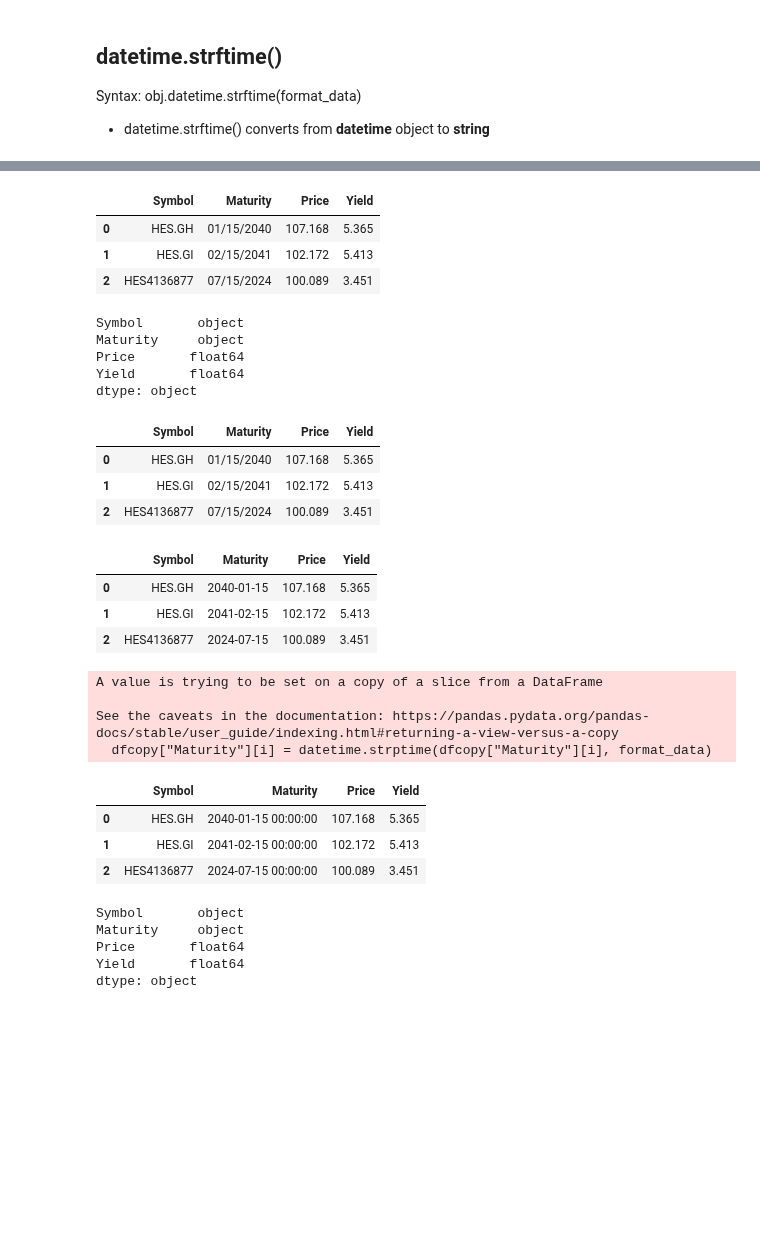
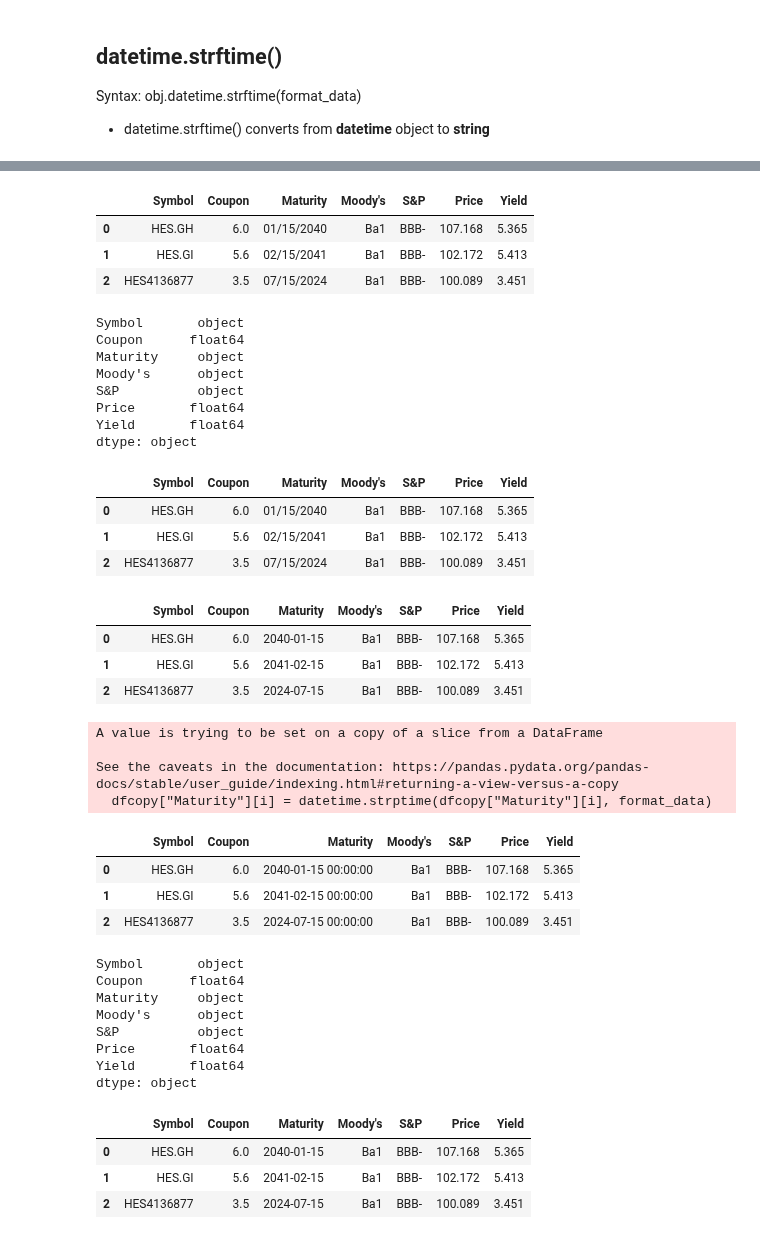
Before and after one commit to adevrent/wqu_mscfe, a Jupyter notebook: Financial Data/M5/L3.ipynb, the cells around one changed output, grey strips where cells are left out. Drawn from its saved outputs; the diff is of its cells as text; code cells hidden in the pictures; blank space fills up the shorter version.

```diff
--- a/Financial Data/M5/L3.ipynb
+++ b/Financial Data/M5/L3.ipynb
@@ -333,22 +333,28 @@ date and time: 10/05/2023, 18:09:20
 # %%
 # my try
 symbol_array = ["HES.GH", "HES.GI", "HES4136877"]
+coupon_array = [6.000, 5.600, 3.500]
 time_array = ["01/15/2040", "02/15/2041", "07/15/2024"]
 price_array = [107.168, 102.172, 100.089]
 yield_array = [5.365, 5.413, 3.451]
+moodys_array = ["Ba1", "Ba1", "Ba1"]
+sp_array = ["BBB-", "BBB-", "BBB-"]
 
-df = pd.DataFrame({"Symbol":symbol_array, "Maturity":time_array, "Price":price_array, "Yield":yield_array})
+df = pd.DataFrame({"Symbol":symbol_array, "Coupon":coupon_array, "Maturity":time_array, "Moody's":moodys_array, "S&P":sp_array, "Price":price_array, "Yield":yield_array})
 df
 # %% [output]
-|  | Symbol | Maturity | Price | Yield |
-| 0 | HES.GH | 01/15/2040 | 107.168 | 5.365 |
-| 1 | HES.GI | 02/15/2041 | 102.172 | 5.413 |
-| 2 | HES4136877 | 07/15/2024 | 100.089 | 3.451 |
+|  | Symbol | Coupon | Maturity | Moody's | S&P | Price | Yield |
+| 0 | HES.GH | 6.0 | 01/15/2040 | Ba1 | BBB- | 107.168 | 5.365 |
+| 1 | HES.GI | 5.6 | 02/15/2041 | Ba1 | BBB- | 102.172 | 5.413 |
+| 2 | HES4136877 | 3.5 | 07/15/2024 | Ba1 | BBB- | 100.089 | 3.451 |
 # %%
 df.dtypes  # values in Maturity are str dtypes
 # %% [output]
 Symbol       object
+Coupon      float64
 Maturity     object
+Moody's      object
+S&P          object
 Price       float64
 Yield       float64
 dtype: object
@@ -356,19 +362,19 @@ dtype: object
 dfcopy = df.copy()
 dfcopy
 # %% [output]
-|  | Symbol | Maturity | Price | Yield |
-| 0 | HES.GH | 01/15/2040 | 107.168 | 5.365 |
-| 1 | HES.GI | 02/15/2041 | 102.172 | 5.413 |
-| 2 | HES4136877 | 07/15/2024 | 100.089 | 3.451 |
+|  | Symbol | Coupon | Maturity | Moody's | S&P | Price | Yield |
+| 0 | HES.GH | 6.0 | 01/15/2040 | Ba1 | BBB- | 107.168 | 5.365 |
+| 1 | HES.GI | 5.6 | 02/15/2041 | Ba1 | BBB- | 102.172 | 5.413 |
+| 2 | HES4136877 | 3.5 | 07/15/2024 | Ba1 | BBB- | 100.089 | 3.451 |
 # %%
 # convert from str to datetime, pd.to_datetime() method:
 df["Maturity"] = pd.to_datetime(df["Maturity"])
 df
 # %% [output]
-|  | Symbol | Maturity | Price | Yield |
-| 0 | HES.GH | 2040-01-15 | 107.168 | 5.365 |
-| 1 | HES.GI | 2041-02-15 | 102.172 | 5.413 |
-| 2 | HES4136877 | 2024-07-15 | 100.089 | 3.451 |
+|  | Symbol | Coupon | Maturity | Moody's | S&P | Price | Yield |
+| 0 | HES.GH | 6.0 | 2040-01-15 | Ba1 | BBB- | 107.168 | 5.365 |
+| 1 | HES.GI | 5.6 | 2041-02-15 | Ba1 | BBB- | 102.172 | 5.413 |
+| 2 | HES4136877 | 3.5 | 2024-07-15 | Ba1 | BBB- | 100.089 | 3.451 |
 # %%
 # convert from str to datetime, datetime.strptime() method:
 format_data = "%m/%d/%Y"
@@ -382,15 +388,18 @@ A value is trying to be set on a copy of a slice from a DataFrame
 
 See the caveats in the documentation: https://pandas.pydata.org/pandas-docs/stable/user_guide/indexing.html#returning-a-view-versus-a-copy
   dfcopy["Maturity"][i] = datetime.strptime(dfcopy["Maturity"][i], format_data)
-|  | Symbol | Maturity | Price | Yield |
-| 0 | HES.GH | 2040-01-15 00:00:00 | 107.168 | 5.365 |
-| 1 | HES.GI | 2041-02-15 00:00:00 | 102.172 | 5.413 |
-| 2 | HES4136877 | 2024-07-15 00:00:00 | 100.089 | 3.451 |
+|  | Symbol | Coupon | Maturity | Moody's | S&P | Price | Yield |
+| 0 | HES.GH | 6.0 | 2040-01-15 00:00:00 | Ba1 | BBB- | 107.168 | 5.365 |
+| 1 | HES.GI | 5.6 | 2041-02-15 00:00:00 | Ba1 | BBB- | 102.172 | 5.413 |
+| 2 | HES4136877 | 3.5 | 2024-07-15 00:00:00 | Ba1 | BBB- | 100.089 | 3.451 |
 # %%
 dfcopy.dtypes
 # %% [output]
 Symbol       object
+Coupon      float64
 Maturity     object
+Moody's      object
+S&P          object
 Price       float64
 Yield       float64
 dtype: object
@@ -396,0 +410,8 @@ dtype: object
+# %%
+# Re-visit our df
+df
+# %% [output]
+|  | Symbol | Coupon | Maturity | Moody's | S&P | Price | Yield |
+| 0 | HES.GH | 6.0 | 2040-01-15 | Ba1 | BBB- | 107.168 | 5.365 |
+| 1 | HES.GI | 5.6 | 2041-02-15 | Ba1 | BBB- | 102.172 | 5.413 |
+| 2 | HES4136877 | 3.5 | 2024-07-15 | Ba1 | BBB- | 100.089 | 3.451 |
```
Also changed, not shown: parts of 6 cells of this notebook, 1 other file.
